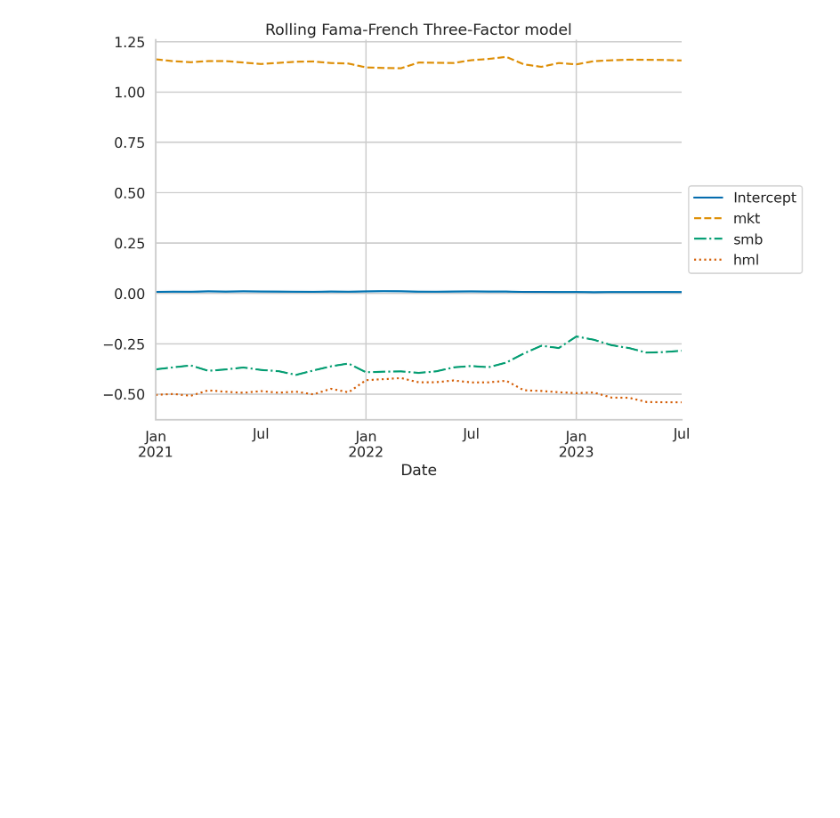
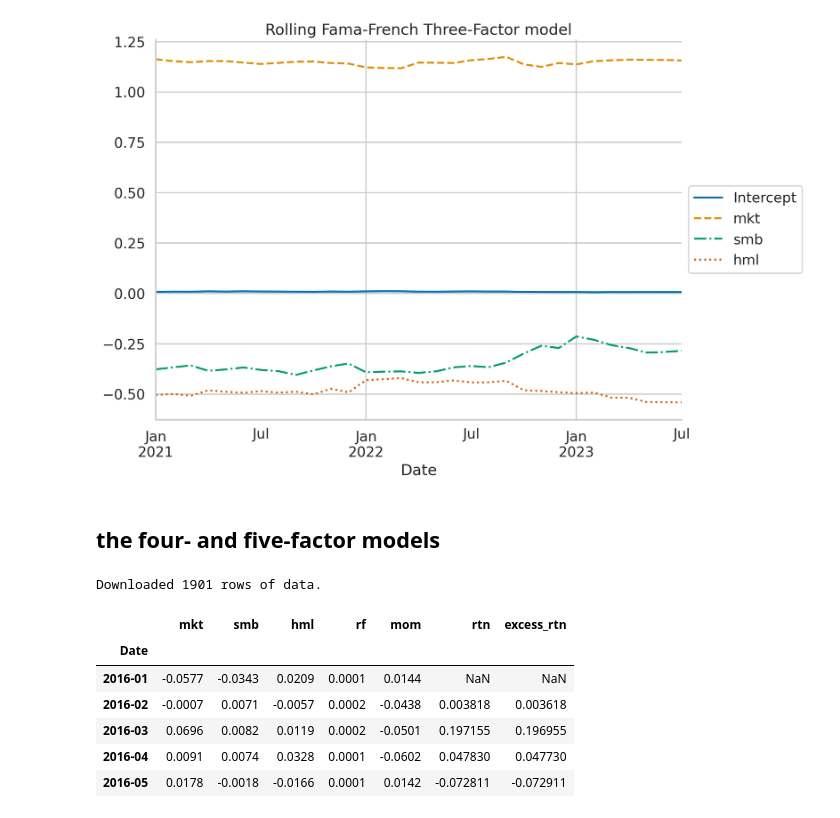
Before and after one commit to AmirGhnbr/multi_factor_models, a Jupyter notebook: multi_factor_models.ipynb, the cells around one changed output. Drawn from its saved outputs; the diff is of its cells as text; code cells hidden in the pictures; blank space fills up the shorter version.

Commit message:
add 4-5 factor models

```diff
--- a/multi_factor_models.ipynb
+++ b/multi_factor_models.ipynb
@@ -449,3 +449,5 @@ sns.despine()
 plt.tight_layout()
 # %% [output]
 [figure]
+# %% [markdown]
+## the four- and five-factor models
@@ -451,0 +456,55 @@ plt.tight_layout()
+# %%
+# three factors
+factor_3_df = web.DataReader("F-F_Research_Data_Factors",
+                             "famafrench",
+                             start=START_DATE,
+                             end=END_DATE)[0]
+
+# momentum factor
+momentum_df = web.DataReader("F-F_Momentum_Factor",
+                             "famafrench",
+                             start=START_DATE,
+                             end=END_DATE)[0]
+
+# five factors
+factor_5_df = web.DataReader("F-F_Research_Data_5_Factors_2x3",
+                             "famafrench",
+                             start=START_DATE,
+                             end=END_DATE)[0]
+# %%
+asset_df = yf.download(ASSET,
+                       start=START_DATE,
+                       end=END_DATE,
+                       progress=False)
+
+print(f"Downloaded {asset_df.shape[0]} rows of data.")
+# %% [output]
+Downloaded 1901 rows of data.
+# %%
+y = asset_df["Adj Close"].resample("M") \
+                         .last() \
+                         .pct_change() \
+                         .dropna()
+
+y.index = y.index.to_period("m")
+y.name = "rtn"
+# %%
+factor_4_df = factor_3_df.join(momentum_df).join(y)
+
+factor_4_df.columns = ["mkt", "smb", "hml", "rf", "mom", "rtn"]
+
+factor_4_df.loc[:, factor_4_df.columns != "rtn"] /= 100
+
+factor_4_df["excess_rtn"] = (
+    factor_4_df["rtn"] - factor_4_df["rf"]
+)
+
+factor_4_df.head()
+# %% [output]
+|  | mkt | smb | hml | rf | mom | rtn | excess_rtn |
+| Date |  |  |  |  |  |  |  |
+| 2016-01 | -0.0577 | -0.0343 | 0.0209 | 0.0001 | 0.0144 | NaN | NaN |
+| 2016-02 | -0.0007 | 0.0071 | -0.0057 | 0.0002 | -0.0438 | 0.003818 | 0.003618 |
+| 2016-03 | 0.0696 | 0.0082 | 0.0119 | 0.0002 | -0.0501 | 0.197155 | 0.196955 |
+| 2016-04 | 0.0091 | 0.0074 | 0.0328 | 0.0001 | -0.0602 | 0.047830 | 0.047730 |
+| 2016-05 | 0.0178 | -0.0018 | -0.0166 | 0.0001 | 0.0142 | -0.072811 | -0.072911 |
```
Also changed, not shown: parts of 4 cells of this notebook.
